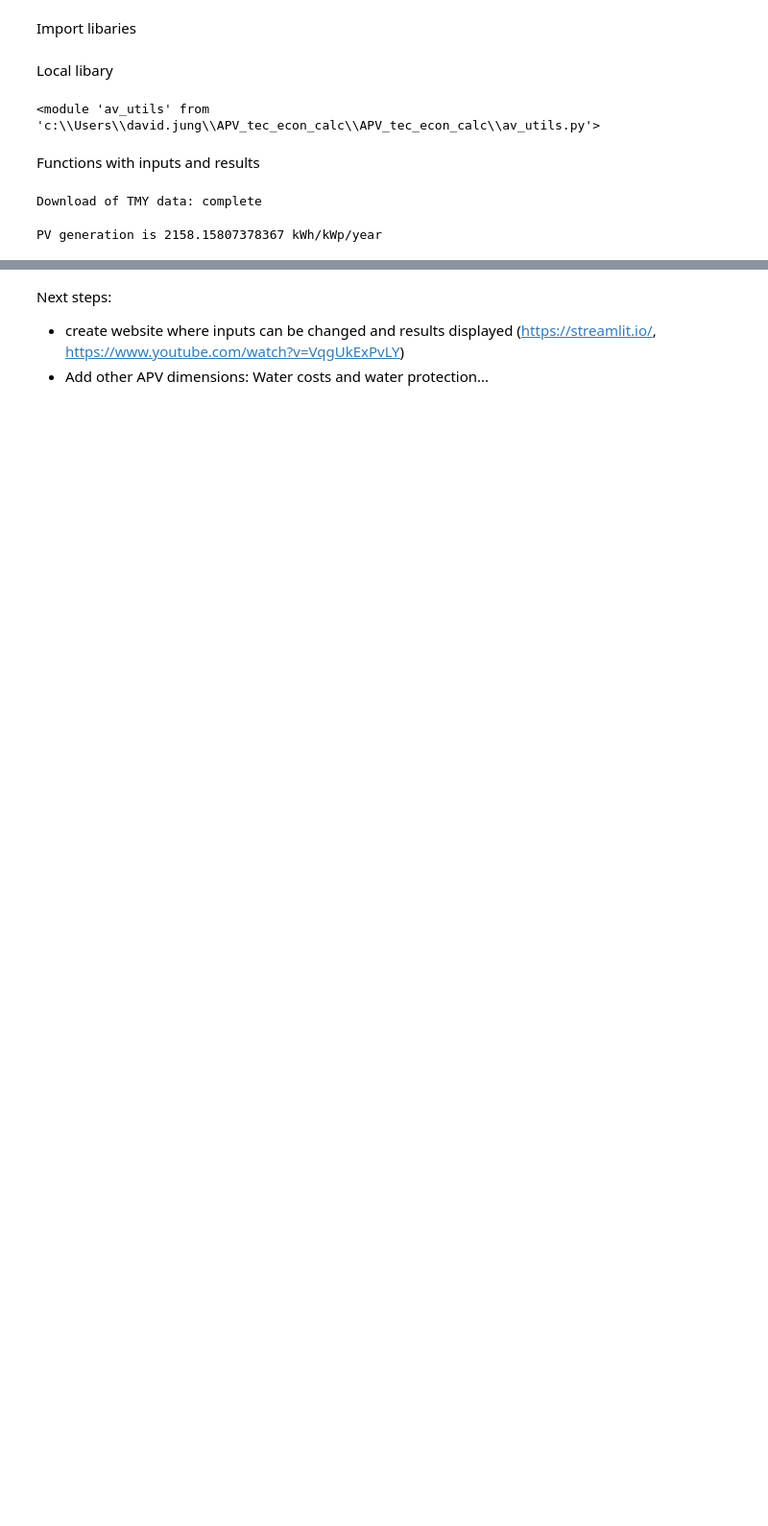
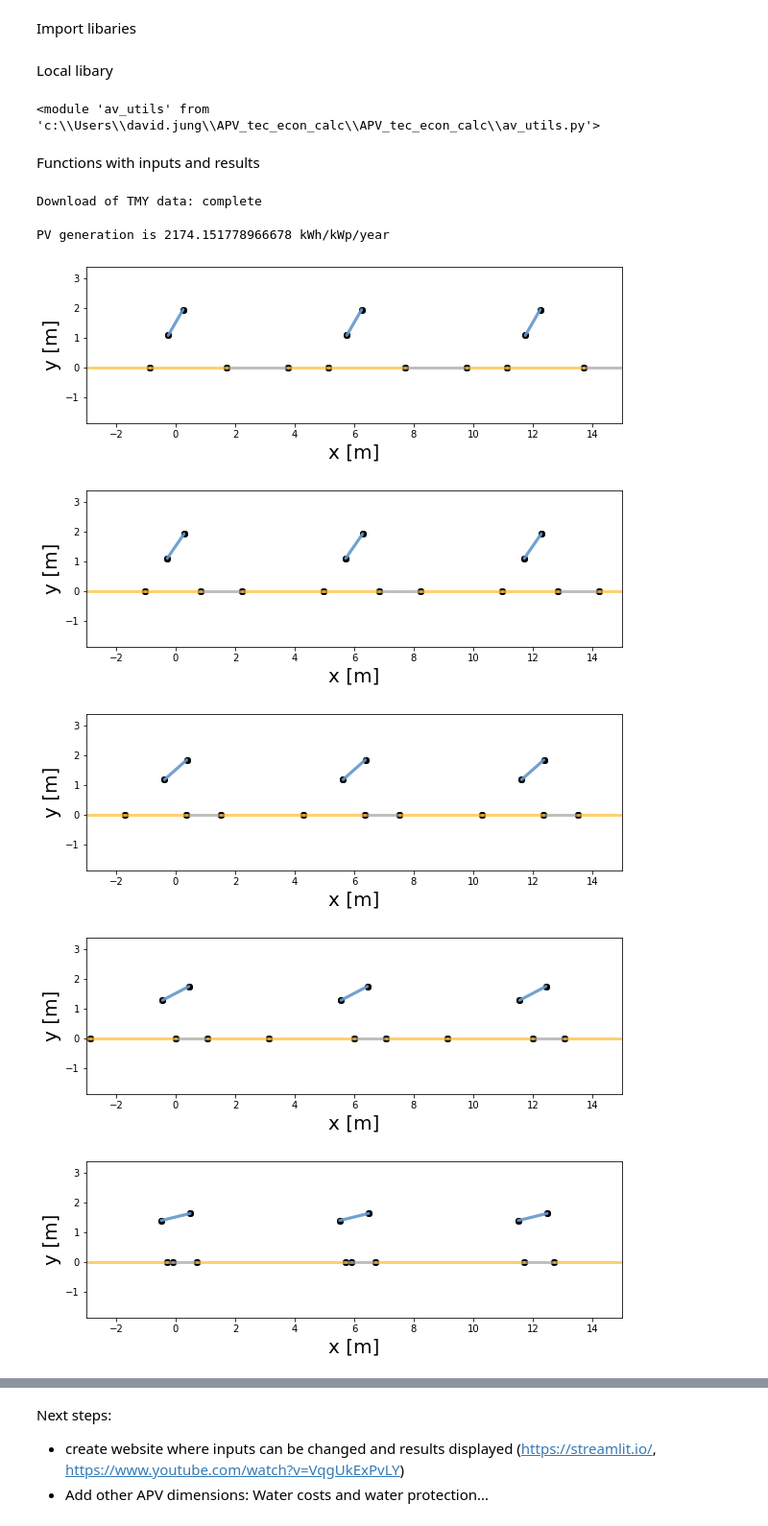
Before and after one commit to dvdjng/APV_tec_econ_calc, a Jupyter notebook: APV_tec_econ_calc_Script.ipynb, the cells around one changed output, grey strips where cells are left out. Shown: that part at 96% size. Saved outputs shown, nothing was run; the diff lists cells and outputs as text; code cells hidden in the pictures; blank space fills up the shorter version.

```diff
--- a/APV_tec_econ_calc_Script.ipynb
+++ b/APV_tec_econ_calc_Script.ipynb
@@ -30,15 +31,15 @@ Download of TMY data: complete
 # %%
 # Inputs for PV simulation
 track = True
-pvrow_azimuth = 90
+pvrow_azimuth = 60
 pvrow_tilt = 60
 
 # fijos
 albedo = 0.2
 n_pvrows = 3
 pvrow_width = 1
-pvrow_pitch = 4
-pvrow_height = 3
+pvrow_pitch = 6
+pvrow_height = 1.5
 bifaciality = 0.9
 
 # PV simulation (pvlib viewfactors)
@@ -51,7 +52,33 @@ pv = av.pv_yield(tmy_data = tmy,
                 pvrow_width = pvrow_width,
                 pvrow_pitch = pvrow_pitch,
                 pvrow_height = pvrow_height,
-                bifaciality = bifaciality)
+                bifaciality = bifaciality,
+                observed_row = 2)
 print("PV generation is "+str(pv.sum()/1000)+" kWh/kWp/year")
 # %% [output]
-PV generation is 2158.15807378367 kWh/kWp/year
+PV generation is 2174.151778966678 kWh/kWp/year
+# %%
+array = av.shadow_ratio(tmy_data = tmy,
+                albedo = albedo,
+                track = track,
+                pvrow_azimuth = pvrow_azimuth,
+                pvrow_tilt = pvrow_tilt,
+                n_pvrows = n_pvrows,
+                pvrow_width = pvrow_width,
+                pvrow_pitch = pvrow_pitch,
+                pvrow_height = pvrow_height )
+# %%
+# Loop over i from 10 to 15
+for i in range(7, 18):
+    # Create a new figure and axis for each plot
+    f, ax = plt.subplots(figsize=(10, 3))
+     # Set the title indicating the value of i
+    #ax.set_title(f"Plot for i = {i} resulting in a shadow rate of "+str(round(sr.loc[i,"shadow_ratio"],2)*100)+"%")
+    # Plot pvarray shapely geometries for the current i
+    array.plot_at_idx(i, ax)
+# %% [output]
+[figure, added]
+[figure, added]
+[figure, added]
+[figure, added]
+[figure, added]
```
Also changed, not shown: parts of 4 cells of this notebook, 1 other file.
